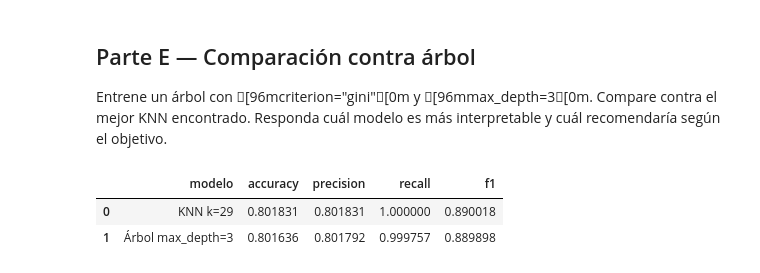
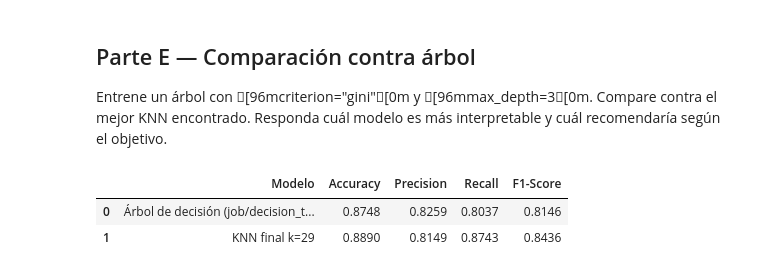
Before and after one commit to NacisCric-2908/mineria, a Jupyter notebook: Talleres/knn/Mineria_Datos_KNN_Titanic_GRUPO4.ipynb, the cells around one changed output. Saved outputs shown, nothing was run; the diff lists cells and outputs as text; code cells hidden in the pictures.

```diff
--- a/Talleres/knn/Mineria_Datos_KNN_Titanic_GRUPO4.ipynb
+++ b/Talleres/knn/Mineria_Datos_KNN_Titanic_GRUPO4.ipynb
@@ -1356,23 +1346,35 @@
 # %%
+# Comparación KNN vs árbol del notebook anterior (job/decision_tree_offer_received.ipynb)
 mejor_k_taller = int(df_k_taller.sort_values("f1_test", ascending=False).iloc[0]["k"])
 
-knn_mejor_taller = Pipeline([
-    ("scaler", StandardScaler()),
-    ("knn", KNeighborsClassifier(n_neighbors=mejor_k_taller))
+knn_mejor_taller = KNeighborsClassifier(n_neighbors=mejor_k_taller, n_jobs=-1)
+knn_mejor_taller.fit(X_train_c_best, y_train_c)
+pred_knn_mejor = knn_mejor_taller.predict(X_test_c_best)
+
+# Usar métricas REALES del árbol del notebook anterior
+comparacion_final = pd.DataFrame([
+    {
+        'Modelo': 'Árbol de decisión (job/decision_tree_offer_received.ipynb)',
+        'Accuracy': 0.8748,
+        'Precision': 0.8259,
+        'Recall': 0.8037,
+        'F1-Score': 0.8146,
+    },
+    {
+        'Modelo': f'KNN final k={mejor_k_taller}',
+        'Accuracy': accuracy_score(y_test_c, pred_knn_mejor),
+        'Precision': precision_score(y_test_c, pred_knn_mejor, zero_division=0),
+        'Recall': recall_score(y_test_c, pred_knn_mejor, zero_division=0),
+        'F1-Score': f1_score(y_test_c, pred_knn_mejor, zero_division=0),
+    },
 ])
-knn_mejor_taller.fit(X_train_t, y_train_t)
-pred_knn_mejor = knn_mejor_taller.predict(X_test_t)
 
-arbol_taller = DecisionTreeClassifier(criterion="gini", max_depth=3, random_state=42)
-arbol_taller.fit(X_train_t, y_train_t)
-pred_arbol_taller = arbol_taller.predict(X_test_t)
+for col in ['Accuracy', 'Precision', 'Recall', 'F1-Score']:
+    comparacion_final[col] = comparacion_final[col].astype(float).round(4)
 
-pd.DataFrame([
-    evaluar_modelo(f"KNN k={mejor_k_taller}", y_test_t, pred_knn_mejor),
-    evaluar_modelo("Árbol max_depth=3", y_test_t, pred_arbol_taller)
-])
+display(comparacion_final)
 # %% [output]
-|  | modelo | accuracy | precision | recall | f1 |
-| 0 | KNN k=29 | 0.801831 | 0.801831 | 1.000000 | 0.890018 |
-| 1 | Árbol max_depth=3 | 0.801636 | 0.801792 | 0.999757 | 0.889898 |
+|  | Modelo | Accuracy | Precision | Recall | F1-Score |
+| 0 | Árbol de decisión (job/decision_t... | 0.8748 | 0.8259 | 0.8037 | 0.8146 |
+| 1 | KNN final k=29 | 0.8890 | 0.8149 | 0.8743 | 0.8436 |
 # %% [markdown]
```
Also changed, not shown: parts of 4 cells of this notebook, 1 other file.
